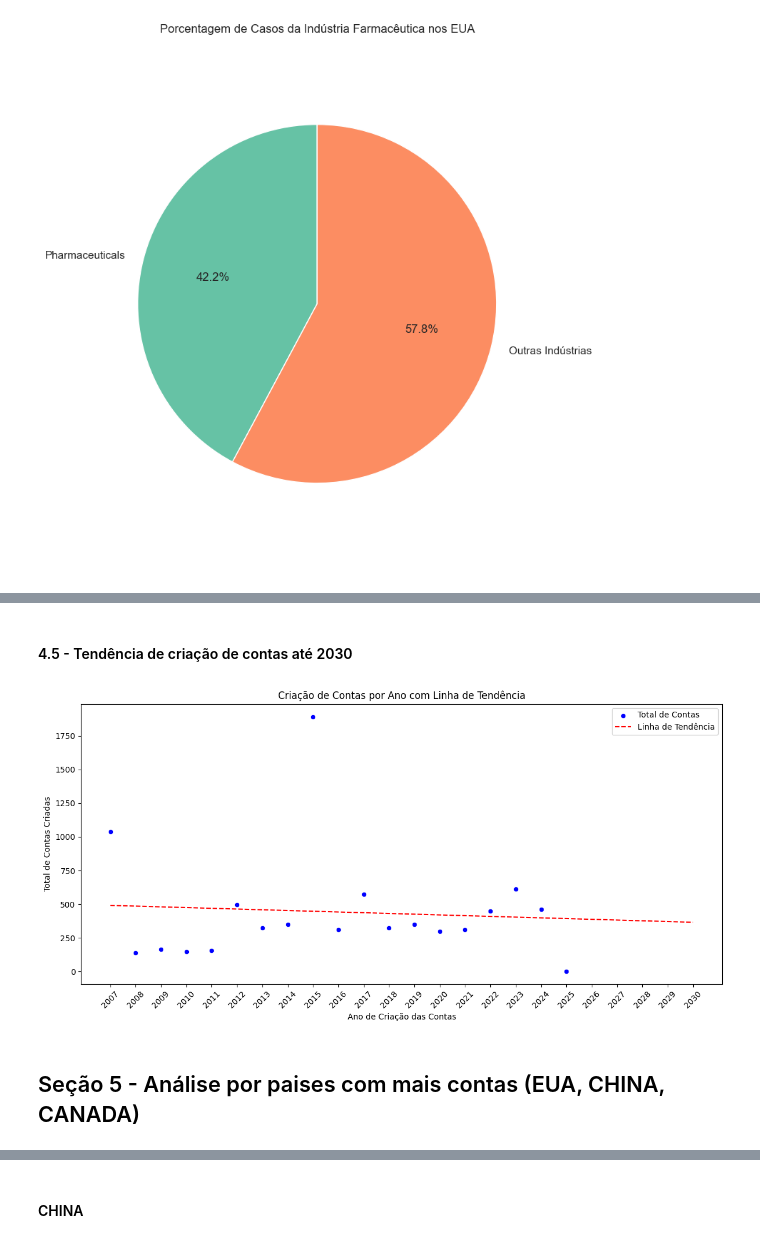
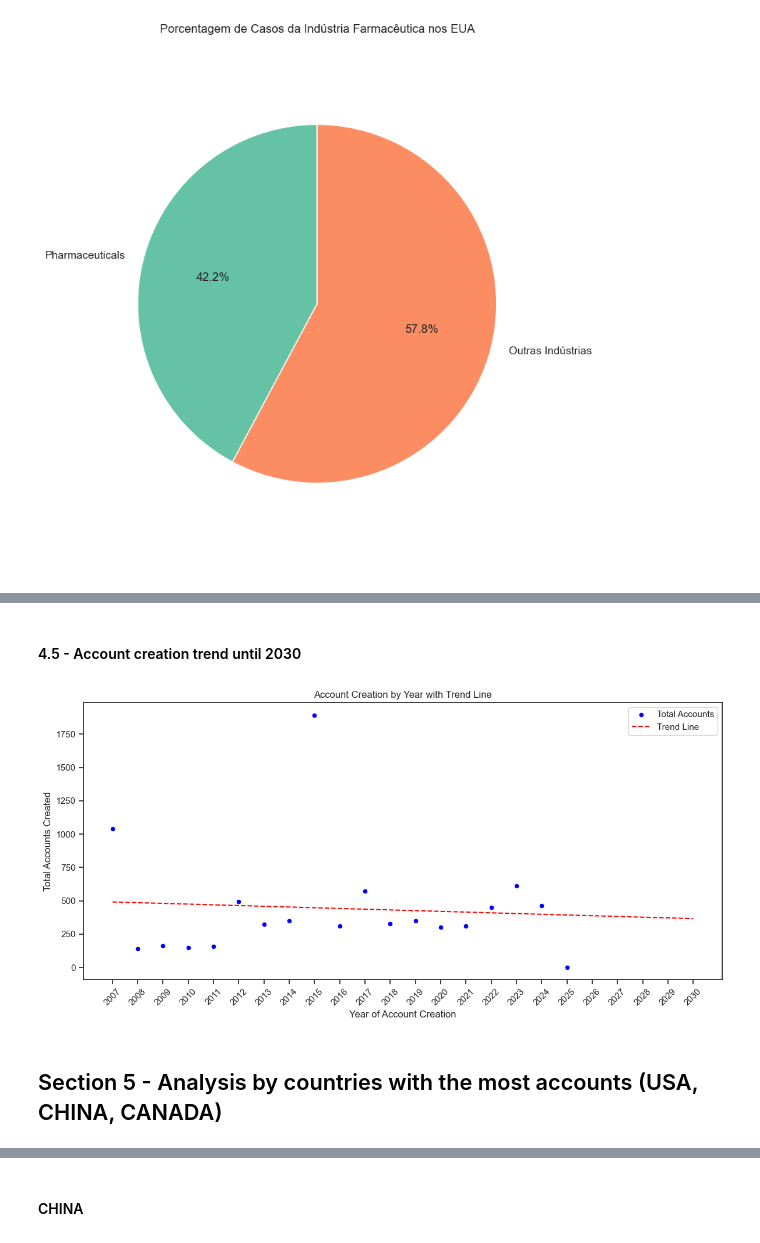
Before and after one commit to pedrogabrielf/Customer_data_analysis, a Jupyter notebook: project2.ipynb, the cells around one changed output, grey strips where cells are left out. Drawn from its saved outputs; the diff is of its cells as text; code cells hidden in the pictures.

```diff
--- a/project2.ipynb
+++ b/project2.ipynb
@@ -1756,49 +1701,44 @@ See the caveats in the documentation: https://pandas.pydata.org/pandas-docs/stab
-# %% [markdown]
-#### 4.5 - Tendência de criação de contas até 2030
+# %% [markdown]
+#### 4.5 - Account creation trend until 2030
 # %%
-import matplotlib.pyplot as plt
-import seaborn as sns
-from sklearn.linear_model import LinearRegression
-import numpy as np
-
-# Garantir que a coluna de criação de contas seja do tipo datetime
+# Ensure the account creation date column is in datetime format
 df_combined['account_created_date'] = pd.to_datetime(df_combined['account_created_date'], errors='coerce')
 
-# Extrai o ano de criação das contas
+# Extract the account creation year
 df_combined['year_created'] = df_combined['account_created_date'].dt.year
 
-# Agrupar por ano de criação das contas e contar o número de contas criadas por ano
+# Group by account creation year and count the number of accounts created per year
 df_creation_by_year = df_combined.groupby('year_created').size().reset_index(name='total_accounts')
 
-# Criando a regressão linear para adicionar a linha de tendência
+# Perform linear regression to add a trend line
 X = df_creation_by_year['year_created'].values.reshape(-1, 1)
 y = df_creation_by_year['total_accounts'].values
 model = LinearRegression().fit(X, y)
 
-# Criar anos futuros até 2030
+# Generate future years up to 2030
 future_years = np.arange(df_creation_by_year['year_created'].min(), 2031, 1).reshape(-1, 1)
 
-# Previsões para os anos futuros
+# Predictions for future years
 future_predictions = model.predict(future_years)
 
-# Criar o gráfico de dispersão com a linha de tendência
+# Create a scatter plot with the trend line
 plt.figure(figsize=(12, 6))
-sns.scatterplot(data=df_creation_by_year, x='year_created', y='total_accounts', color='blue', label='Total de Contas')
+sns.scatterplot(data=df_creation_by_year, x='year_created', y='total_accounts', color='blue', label='Total Accounts')
 
-# Adicionar a linha de tendência (tanto para os dados reais quanto para os anos futuros)
-plt.plot(future_years, future_predictions, color='red', linestyle='--', label='Linha de Tendência')
+# Add the trend line (for both real data and future years)
+plt.plot(future_years, future_predictions, color='red', linestyle='--', label='Trend Line')
 
-# Ajustar os ticks para mostrar todos os anos de forma contínua até 2030
+# Adjust ticks to show all years continuously up to 2030
 plt.xticks(np.arange(df_creation_by_year['year_created'].min(), 2031, 1), rotation=45)
 
-plt.title('Criação de Contas por Ano com Linha de Tendência')
-plt.xlabel('Ano de Criação das Contas')
-plt.ylabel('Total de Contas Criadas')
+plt.title('Account Creation by Year with Trend Line')
+plt.xlabel('Year of Account Creation')
+plt.ylabel('Total Accounts Created')
 plt.legend()
 plt.tight_layout()
 plt.show()
 # %% [output]
-[figure, old version]
+[figure, new version]
-# %% [markdown]
-## Seção 5 - Análise por paises com mais contas (EUA, CHINA, CANADA)
+# %% [markdown]
+## Section 5 - Analysis by countries with the most accounts (USA, CHINA, CANADA)
 # %% [markdown]
```
Also changed, not shown: parts of 163 cells of this notebook, 1 other file.
